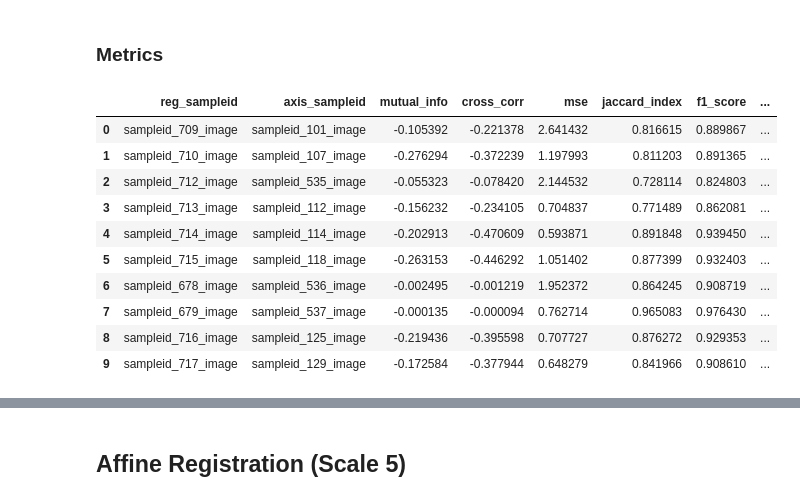
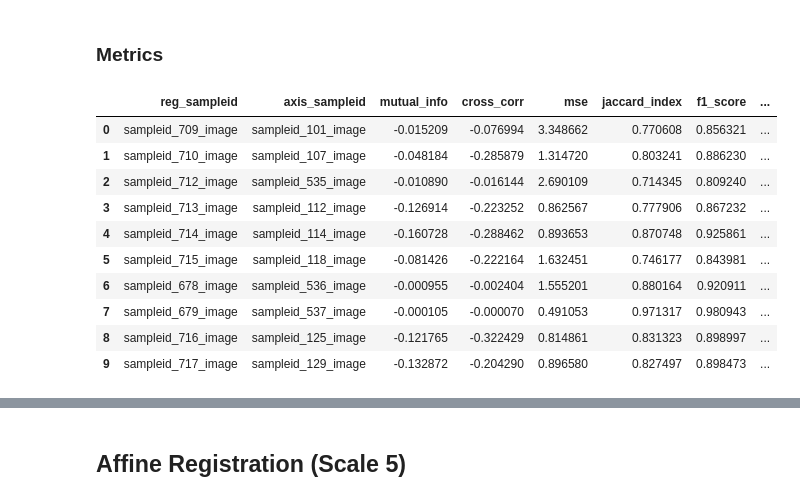
Before and after one commit to Olamiknight/WSIFIR, a Jupyter notebook: Axis_Reg_Registration.ipynb, the cells around one changed output, grey strips where cells are left out. Saved outputs shown, nothing was run; the diff lists cells and outputs as text; code cells hidden in the pictures.

```diff
--- a/Axis_Reg_Registration.ipynb
+++ b/Axis_Reg_Registration.ipynb
@@ -246,7 +246,7 @@ fig, axes = plt.subplots(5, 2, figsize=(15, 10))
 axes = axes.flatten()
 for i, (sampleid, padded_image) in enumerate(padded_images_ants.items()):
     if i < 10:
-        axes[i].imshow(padded_image.numpy(), cmap='gray')
+        axes[i].imshow(padded_image.numpy())
         axes[i].set_title(f'Image {i+1}')
         axes[i].axis('off')
 plt.tight_layout()
@@ -824,22 +836,15 @@ for i, (reg_sampleid, reg_image) in enumerate(registered_images.items()):
 ### ANTS Rigid transform
 # %%
 #Perform the registration using the scaled transformation matrix
-
-# Create a dictionary to store the registered images
 registered_images_scaled = {}
 
-# Loop through each image and perform the registration
+for i, (reg_sampleid, reg_image) in enumerate(regression_images_2):
+    # Get the corresponding axis image
+    axis_sampleid, axis_image = axis_images_2[i]
 
-for i, (reg_sampleid, reg_image) in enumerate(registered_images.items()):
-    # Get the corresponding axis image
-    axis_sampleid, axis_image = axis_images[i]
-
-    # Perform registration using the scaled transformation matrix
-    registered_image_scaled = ants.registration(fixed=reg_image, moving=axis_image, type_of_transform='Rigid', aff_metric='MeanSquares', outprefix=f'C:/Users/molanre1/Desktop/WSIFIR/scale_7_transform/axis_reg/{reg_sampleid}_to_{axis_sampleid}_', verbose=True)
+    # Perform registration with the scaled transformation matrix
+    registered_image_scaled = ants.registration(fixed=reg_image, moving=axis_image, type_of_transform='Rigid', initial_transform=transformation_matrices[reg_sampleid], outprefix=f'C:/Users/molanre1/Desktop/WSIFIR/scale_7_transform/axis_reg/{reg_sampleid}_to_{axis_sampleid}_', verbose=True)
 
     # Store the registered image
     registered_images_scaled[reg_sampleid] = registered_image_scaled['warpedmovout']
-
-    #Apply the transformation to the moving image
-    transformed_image_scaled = ants.apply_transforms(fixed=reg_image, moving=axis_image, transformlist=registered_image_scaled['fwdtransforms'])
 # %% [output]
@@ -863,15 +868,15 @@ antsRegistration -d 2 -r [0000029B1EC50888,0000029B20EF5108,1] -m MeanSquares[00
 # %%
-# Read the transformation matrices using ants.read_transform
+#Read the transformation matrices using ants.read_transform
 transformation_matrices_scaled = {}
-for i, (reg_sampleid, reg_image) in enumerate(registered_images.items()):
+for i, (reg_sampleid, reg_image) in enumerate(regression_images_2):
     # Get the corresponding axis image
-    axis_sampleid, axis_image = axis_images[i]
+    axis_sampleid, axis_image = axis_images_2[i]
 
     # Read the transformation matrix
-    transformation_matrix_scaled = ants.read_transform(f'C:/Users/molanre1/Desktop/WSIFIR/scale_7_transform/axis_reg/{reg_sampleid}_to_{axis_sampleid}_0GenericAffine.mat')
+    transformation_matrix = ants.read_transform(f'C:/Users/molanre1/Desktop/WSIFIR/scale_7_transform/axis_reg/{reg_sampleid}_to_{axis_sampleid}_0GenericAffine.mat')
 
     # Store the transformation matrix
-    transformation_matrices_scaled[reg_sampleid] = transformation_matrix_scaled
+    transformation_matrices_scaled[reg_sampleid] = transformation_matrix
 
 # Get the parameters and fixed parameters of the transformation matrices
 transformation_parameters_scaled = {}
@@ -918,36 +942,37 @@ plt.show()
 ### Metrics
 # %%
 #Create a DataFrame to store the metrics
-metrics_df_scaled = pd.DataFrame(columns=['reg_sampleid', 'axis_sampleid', 'mutual_info', 'cross_corr', 'mse', 'jaccard_index', 'f1_score', 'hausdorff_distance'])
+metrics_df_2 = pd.DataFrame(columns=['reg_sampleid', 'axis_sampleid', 'mutual_info', 'cross_corr', 'mse', 'jaccard_index', 'f1_score', 'hausdorff_distance'])
 # Loop through each image and compute the metrics
-for i, (reg_sampleid, reg_image) in enumerate(registered_images_scaled.items()):
-    # Get the corresponding axis image
-    axis_sampleid, axis_image = axis_images[i]
+
+for i, (reg_sampleid, reg_image) in enumerate(regression_images_2):
+    # Get the corresponding tbet image
+    axis_sampleid, axis_image = axis_images_2[i]
 
     # Compute the metrics
     mutual_info, cross_corr, mse, jaccard_index, f1, hausdorff_distance = compute_metrics(reg_image, axis_image)
 
     # Append the metrics to the DataFrame
-    metrics_df_scaled = pd.concat([metrics_df_scaled, pd.DataFrame({
+    metrics_df_2 = pd.concat([metrics_df_2, pd.DataFrame({
         'reg_sampleid': [reg_sampleid],
         'axis_sampleid': [axis_sampleid],
         'mutual_info': [mutual_info],
         'cross_corr': [cross_corr],
         'mse': [mse],
         'jaccard_index': [jaccard_index],
         'f1_score': [f1],
         'hausdorff_distance': [hausdorff_distance]
     })], ignore_index=True)
-metrics_df_scaled.head(10)
+metrics_df_2.head(10)
 # %% [output]
 |  | reg_sampleid | axis_sampleid | mutual_info | cross_corr | mse | jaccard_index | f1_score | ... |
-| 0 | sampleid_709_image | sampleid_101_image | -0.105392 | -0.221378 | 2.641432 | 0.816615 | 0.889867 | ... |
-| 1 | sampleid_710_image | sampleid_107_image | -0.276294 | -0.372239 | 1.197993 | 0.811203 | 0.891365 | ... |
-| 2 | sampleid_712_image | sampleid_535_image | -0.055323 | -0.078420 | 2.144532 | 0.728114 | 0.824803 | ... |
-| 3 | sampleid_713_image | sampleid_112_image | -0.156232 | -0.234105 | 0.704837 | 0.771489 | 0.862081 | ... |
-| 4 | sampleid_714_image | sampleid_114_image | -0.202913 | -0.470609 | 0.593871 | 0.891848 | 0.939450 | ... |
-| 5 | sampleid_715_image | sampleid_118_image | -0.263153 | -0.446292 | 1.051402 | 0.877399 | 0.932403 | ... |
-| 6 | sampleid_678_image | sampleid_536_image | -0.002495 | -0.001219 | 1.952372 | 0.864245 | 0.908719 | ... |
-| 7 | sampleid_679_image | sampleid_537_image | -0.000135 | -0.000094 | 0.762714 | 0.965083 | 0.976430 | ... |
-| 8 | sampleid_716_image | sampleid_125_image | -0.219436 | -0.395598 | 0.707727 | 0.876272 | 0.929353 | ... |
-| 9 | sampleid_717_image | sampleid_129_image | -0.172584 | -0.377944 | 0.648279 | 0.841966 | 0.908610 | ... |
+| 0 | sampleid_709_image | sampleid_101_image | -0.015209 | -0.076994 | 3.348662 | 0.770608 | 0.856321 | ... |
+| 1 | sampleid_710_image | sampleid_107_image | -0.048184 | -0.285879 | 1.314720 | 0.803241 | 0.886230 | ... |
+| 2 | sampleid_712_image | sampleid_535_image | -0.010890 | -0.016144 | 2.690109 | 0.714345 | 0.809240 | ... |
+| 3 | sampleid_713_image | sampleid_112_image | -0.126914 | -0.223252 | 0.862567 | 0.777906 | 0.867232 | ... |
+| 4 | sampleid_714_image | sampleid_114_image | -0.160728 | -0.288462 | 0.893653 | 0.870748 | 0.925861 | ... |
+| 5 | sampleid_715_image | sampleid_118_image | -0.081426 | -0.222164 | 1.632451 | 0.746177 | 0.843981 | ... |
+| 6 | sampleid_678_image | sampleid_536_image | -0.000955 | -0.002404 | 1.555201 | 0.880164 | 0.920911 | ... |
+| 7 | sampleid_679_image | sampleid_537_image | -0.000105 | -0.000070 | 0.491053 | 0.971317 | 0.980943 | ... |
+| 8 | sampleid_716_image | sampleid_125_image | -0.121765 | -0.322429 | 0.814861 | 0.831323 | 0.898997 | ... |
+| 9 | sampleid_717_image | sampleid_129_image | -0.132872 | -0.204290 | 0.896580 | 0.827497 | 0.898473 | ... |
```
Also changed, not shown: parts of 20 cells of this notebook.
